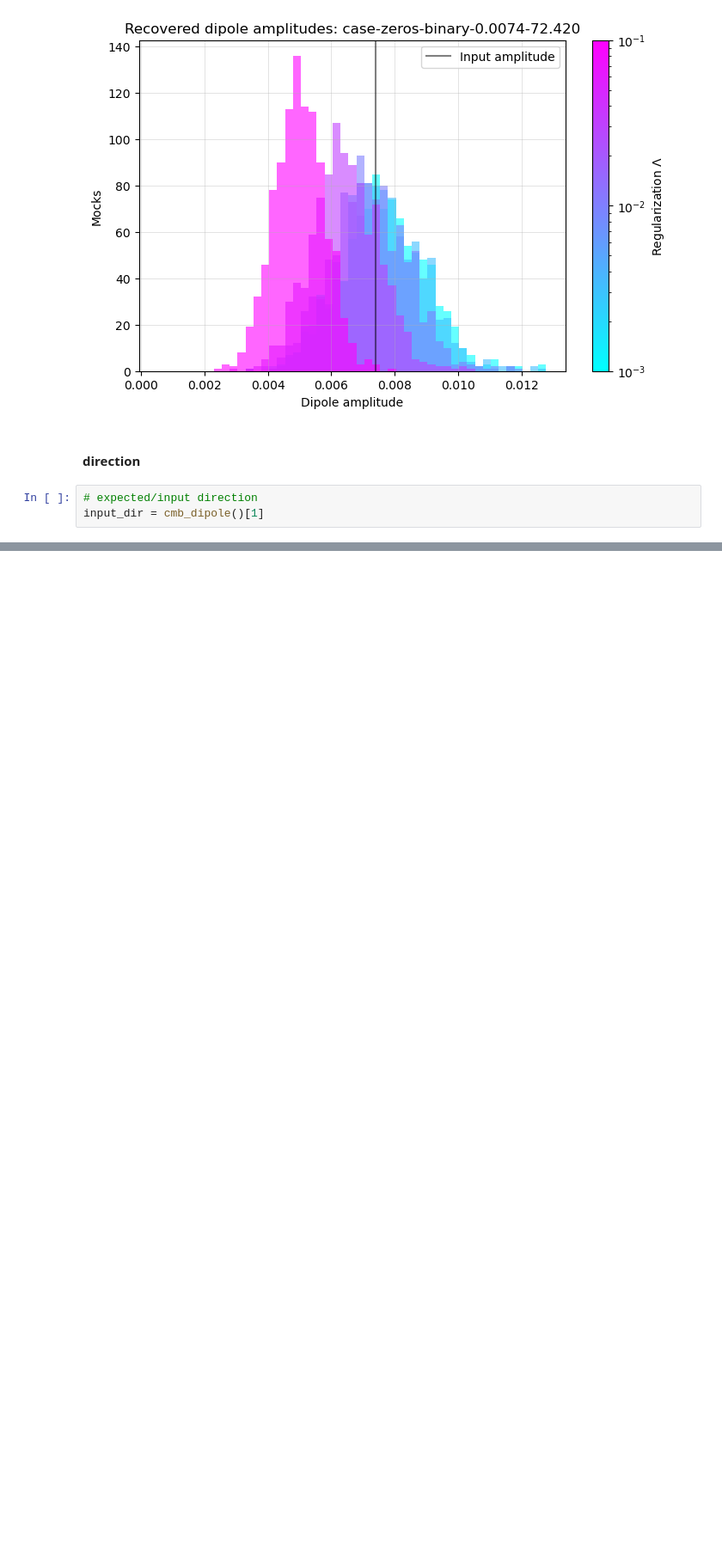
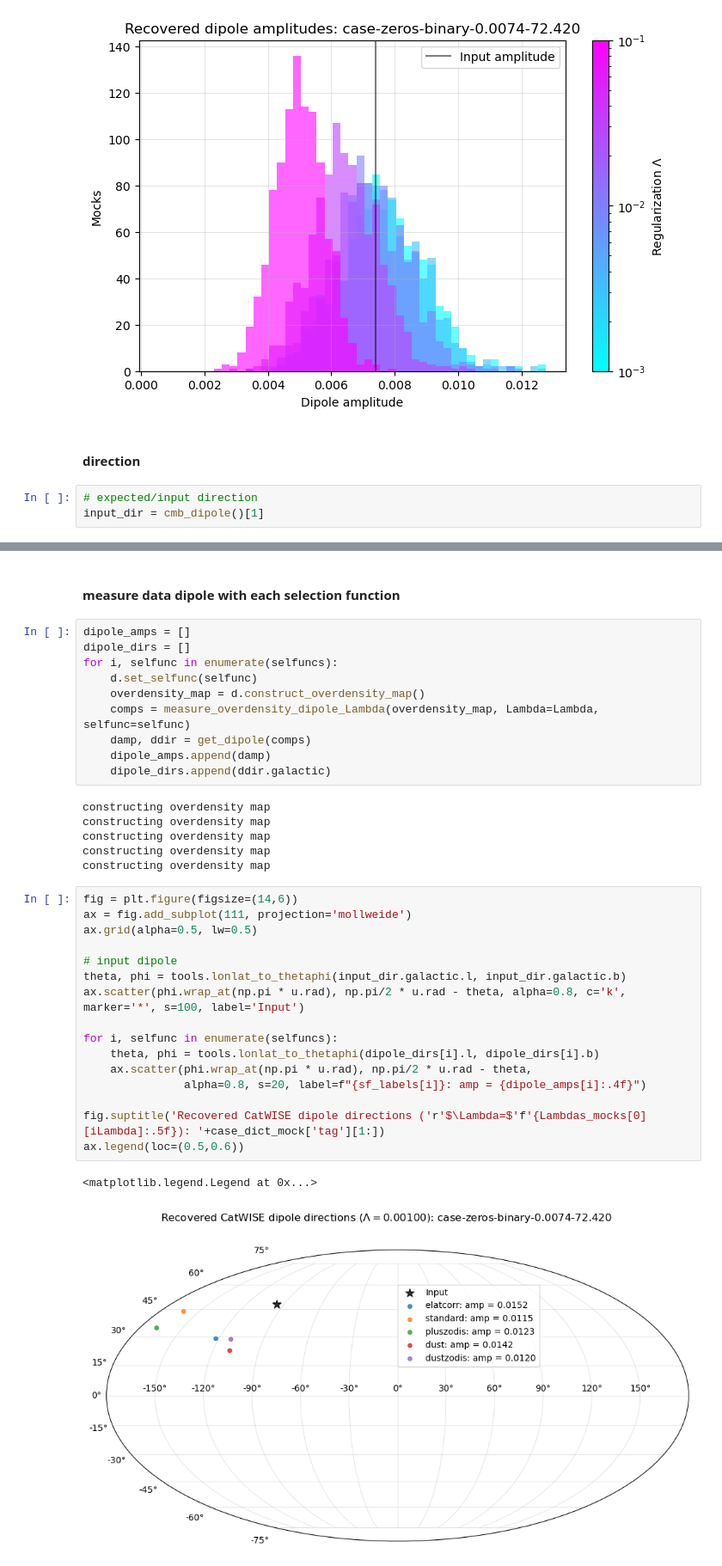
Before and after one commit to abbyw24/lss-dipoles, a Jupyter notebook: notebooks/2024-11-26_S21_significance.ipynb, the cells around one changed output, grey strips where cells are left out. Shown at 86% size. Saved outputs shown, nothing was run; the diff lists cells and outputs as text; blank space fills up the shorter version.

```diff
--- a/notebooks/2024-11-26_S21_significance.ipynb
+++ b/notebooks/2024-11-26_S21_significance.ipynb
@@ -121,0 +220,37 @@ Text(0.5, 0.98, 'Recovered dipole directions ($\\Lambda=$0.00100): case-zeros-bi
+# %% [markdown]
+#### measure data dipole with each selection function
+# %%
+dipole_amps = []
+dipole_dirs = []
+for i, selfunc in enumerate(selfuncs):
+    d.set_selfunc(selfunc)
+    overdensity_map = d.construct_overdensity_map()
+    comps = measure_overdensity_dipole_Lambda(overdensity_map, Lambda=Lambda, selfunc=selfunc)
+    damp, ddir = get_dipole(comps)
+    dipole_amps.append(damp)
+    dipole_dirs.append(ddir.galactic)
+# %% [output]
+constructing overdensity map
+constructing overdensity map
+constructing overdensity map
+constructing overdensity map
+constructing overdensity map
+# %%
+fig = plt.figure(figsize=(14,6))
+ax = fig.add_subplot(111, projection='mollweide')
+ax.grid(alpha=0.5, lw=0.5)
+
+# input dipole
+theta, phi = tools.lonlat_to_thetaphi(input_dir.galactic.l, input_dir.galactic.b)
+ax.scatter(phi.wrap_at(np.pi * u.rad), np.pi/2 * u.rad - theta, alpha=0.8, c='k', marker='*', s=100, label='Input')
+
+for i, selfunc in enumerate(selfuncs):
+    theta, phi = tools.lonlat_to_thetaphi(dipole_dirs[i].l, dipole_dirs[i].b)
+    ax.scatter(phi.wrap_at(np.pi * u.rad), np.pi/2 * u.rad - theta,
+               alpha=0.8, s=20, label=f"{sf_labels[i]}: amp = {dipole_amps[i]:.4f}")
+
+fig.suptitle('Recovered CatWISE dipole directions ('r'$\Lambda=$'f'{Lambdas_mocks[0][iLambda]:.5f}): '+case_dict_mock['tag'][1:])
+ax.legend(loc=(0.5,0.6))
+# %% [output]
+<matplotlib.legend.Legend at 0x...>
+[figure, added]
```
Also changed, not shown: parts of 16 cells of this notebook, 4 other files.
